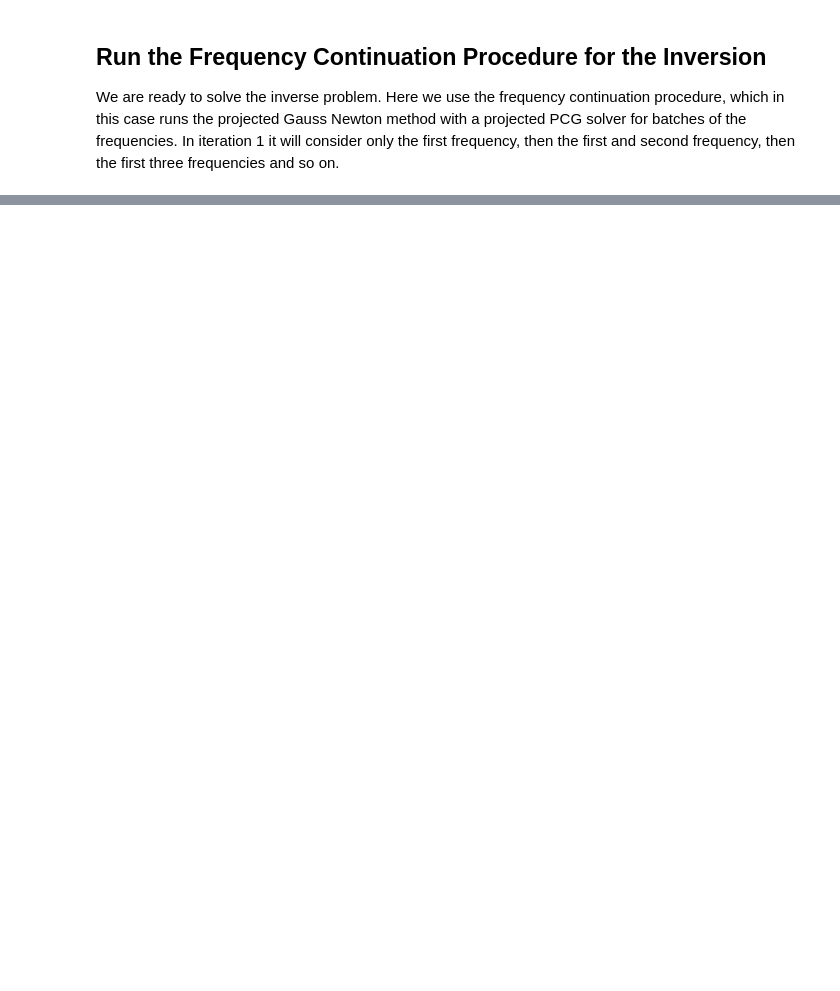
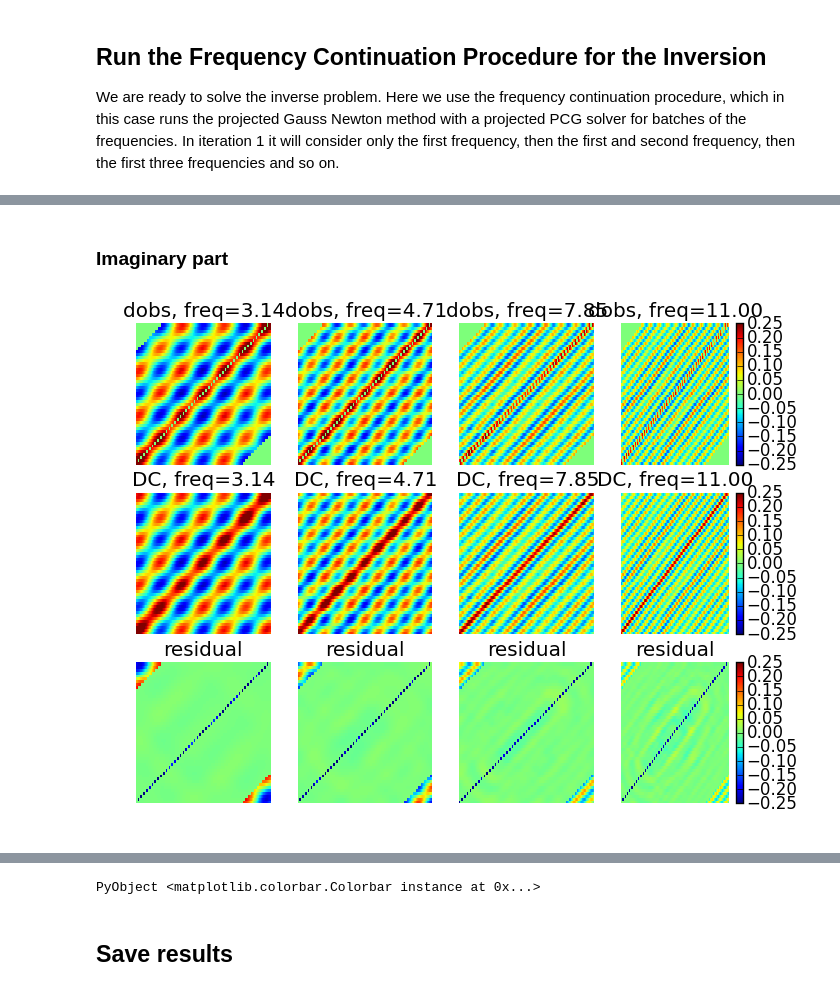
Before and after one commit to rShekhtman/jInv.jl, a Jupyter notebook: examples/exFWI2D.ipynb, the cells around one changed output, grey strips where cells are left out. Cells and saved outputs as stored; diff of their text form; code cells hidden in the pictures; blank space fills up the shorter version.

```diff
--- a/examples/exFWI2D.ipynb
+++ b/examples/exFWI2D.ipynb
@@ -219,0 +261,32 @@ title("norm of proj grad");
+# %% [markdown]
+### Imaginary part
+# %%
+DC = Array(Array,length(dobs))
+for k=1:length(dobs)
+    DC[k] = fetch(Dc[k])
+end
+M2D   = getRegularMesh([0 1 0 1], [240 48])
+viewD(d) = (viewImage2D(d,M2D,vmin=-0.25,vmax=.25); axis("off"))
+
+for k=1:4
+    subplot(3,4,k)
+    viewD(imag(dobs[k]))
+    title(@sprintf "dobs, freq=%1.2f"  omega[k])
+end
+colorbar()
+
+for k=1:4
+    subplot(3,4,4+k)
+    viewD(imag(DC[k]))
+    title(@sprintf "DC, freq=%1.2f"  omega[k])
+end
+colorbar()
+
+for k=1:4
+    subplot(3,4,8+k)
+    viewD(imag((dobs-DC)[k]))
+    title(@sprintf "residual")
+end
+colorbar()
+# %% [output]
+[figure, added]
@@ -219,0 +294,3 @@ title("norm of proj grad");
+PyObject <matplotlib.colorbar.Colorbar instance at 0x...>
+# %% [markdown]
+## Save results
```
Also changed, not shown: parts of 13 cells of this notebook, 4 other files.
